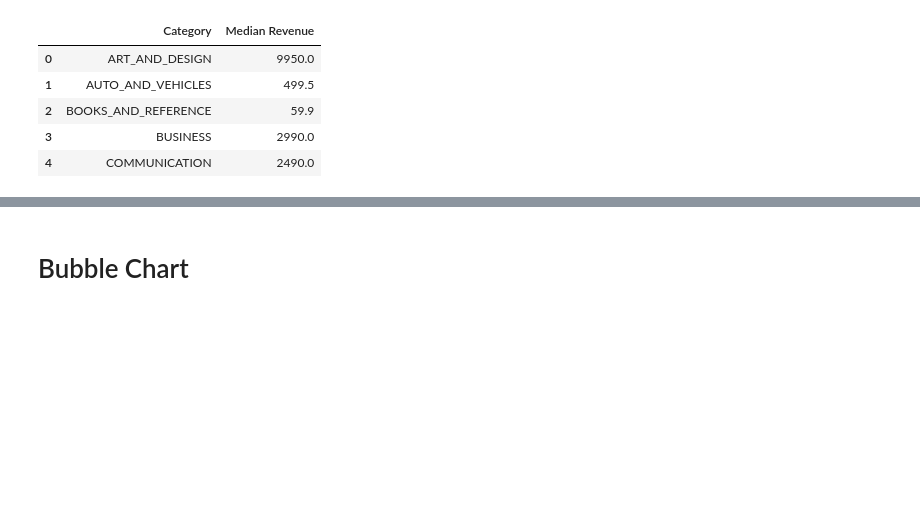
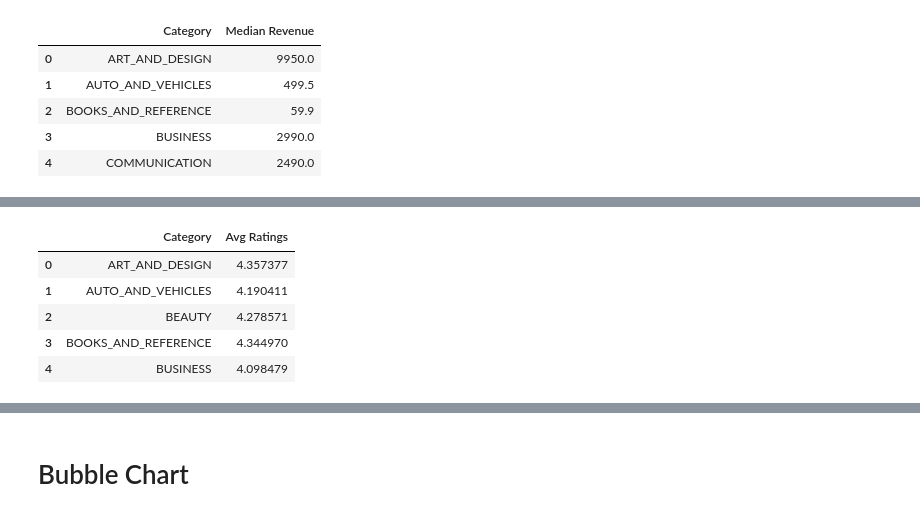
Before and after one commit to emmargl/Data_Vizualization_Project, a Jupyter notebook: altair_graph.ipynb, the cells around one changed output, grey strips where cells are left out. Drawn from its saved outputs; the diff is of its cells as text; code cells hidden in the pictures; blank space fills up the shorter version.

```diff
--- a/altair_graph.ipynb
+++ b/altair_graph.ipynb
@@ -178,0 +188,12 @@ df_cat.head(5)
+# %%
+#keeping median ratings
+df_ratings = df.groupby(by="Category", as_index = False)["Rating"].mean()
+df_ratings.rename(columns = {'Rating':'Avg Ratings'}, inplace = True)
+df_ratings.head(5)
+# %% [output]
+|  | Category | Avg Ratings |
+| 0 | ART_AND_DESIGN | 4.357377 |
+| 1 | AUTO_AND_VEHICLES | 4.190411 |
+| 2 | BEAUTY | 4.278571 |
+| 3 | BOOKS_AND_REFERENCE | 4.344970 |
+| 4 | BUSINESS | 4.098479 |
```
Also changed, not shown: parts of 11 cells of this notebook.
